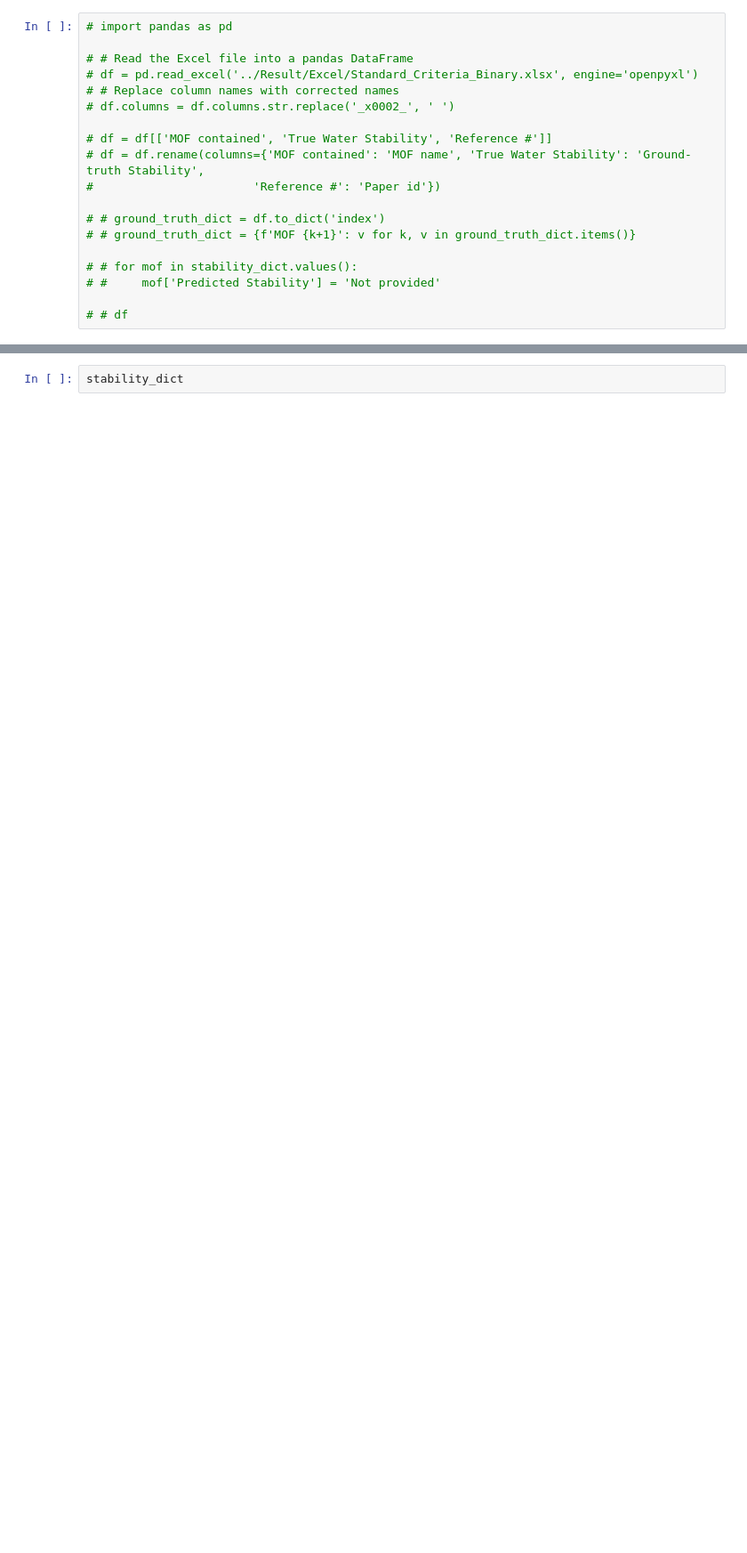
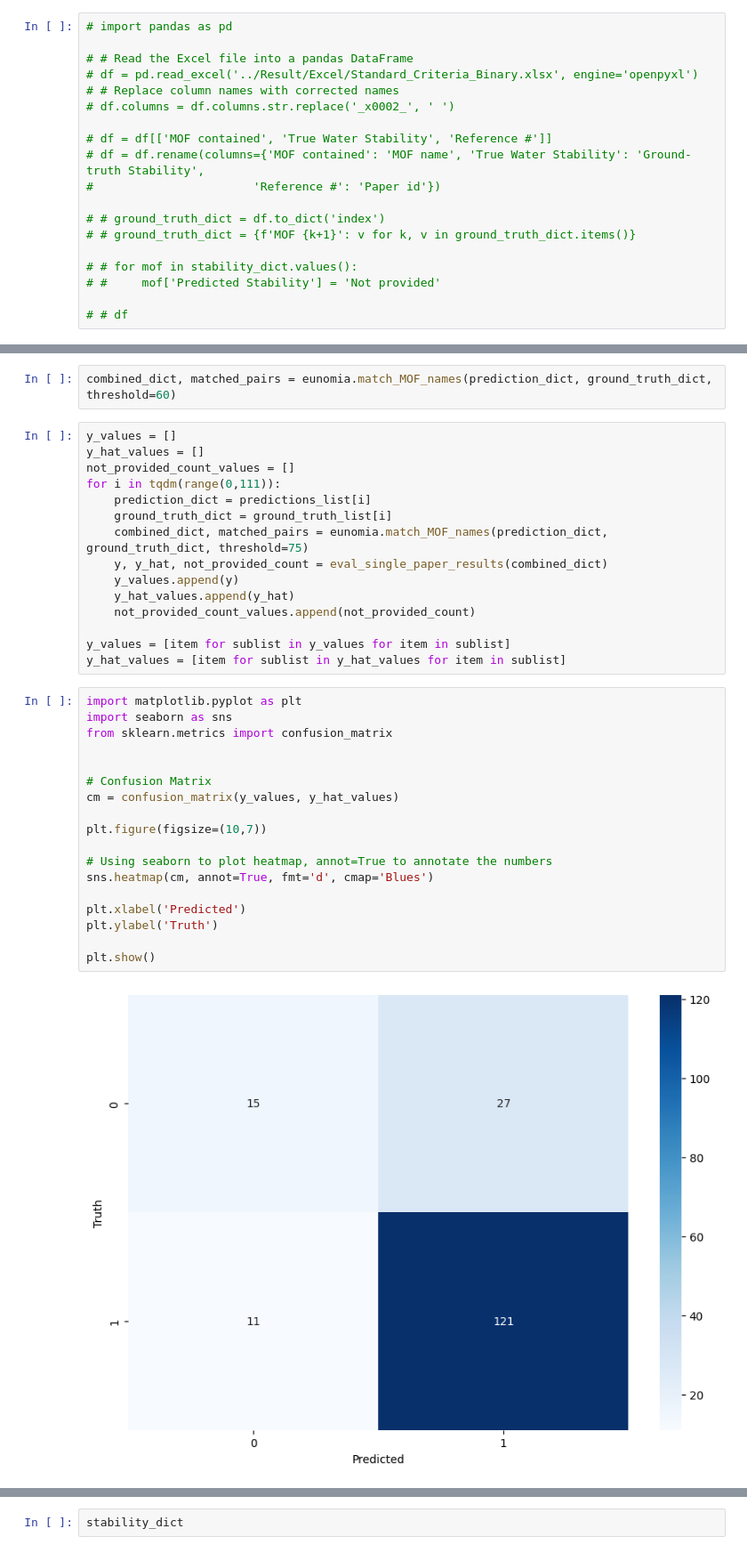
Before and after one commit to AI4ChemS/Eunomia, a Jupyter notebook: examples/post_process_results.ipynb, the cells around one changed output, grey strips where cells are left out. Shown: that part at 89% size. Saved outputs shown, nothing was run; the diff lists cells and outputs as text; blank space fills up the shorter version.

Commit message:
added metric need to clean up

```diff
--- a/examples/post_process_results.ipynb
+++ b/examples/post_process_results.ipynb
@@ -117,0 +151,37 @@ eunomia.match_MOF_names(prediction_dict, ground_truth_dict, threshold=70)
+# %%
+combined_dict, matched_pairs = eunomia.match_MOF_names(prediction_dict, ground_truth_dict, threshold=60)
+# %%
+y_values = []
+y_hat_values = []
+not_provided_count_values = []
+for i in tqdm(range(0,111)):
+    prediction_dict = predictions_list[i]
+    ground_truth_dict = ground_truth_list[i]
+    combined_dict, matched_pairs = eunomia.match_MOF_names(prediction_dict, ground_truth_dict, threshold=75)
+    y, y_hat, not_provided_count = eval_single_paper_results(combined_dict)
+    y_values.append(y)
+    y_hat_values.append(y_hat)
+    not_provided_count_values.append(not_provided_count)
+
+y_values = [item for sublist in y_values for item in sublist]
+y_hat_values = [item for sublist in y_hat_values for item in sublist]
+# %%
+import matplotlib.pyplot as plt
+import seaborn as sns
+from sklearn.metrics import confusion_matrix
+
+
+# Confusion Matrix
+cm = confusion_matrix(y_values, y_hat_values)
+
+plt.figure(figsize=(10,7))
+
+# Using seaborn to plot heatmap, annot=True to annotate the numbers
+sns.heatmap(cm, annot=True, fmt='d', cmap='Blues')
+
+plt.xlabel('Predicted')
+plt.ylabel('Truth')
+
+plt.show()
+# %% [output]
+[figure, added]
```
Also changed, not shown: parts of 18 cells of this notebook.
